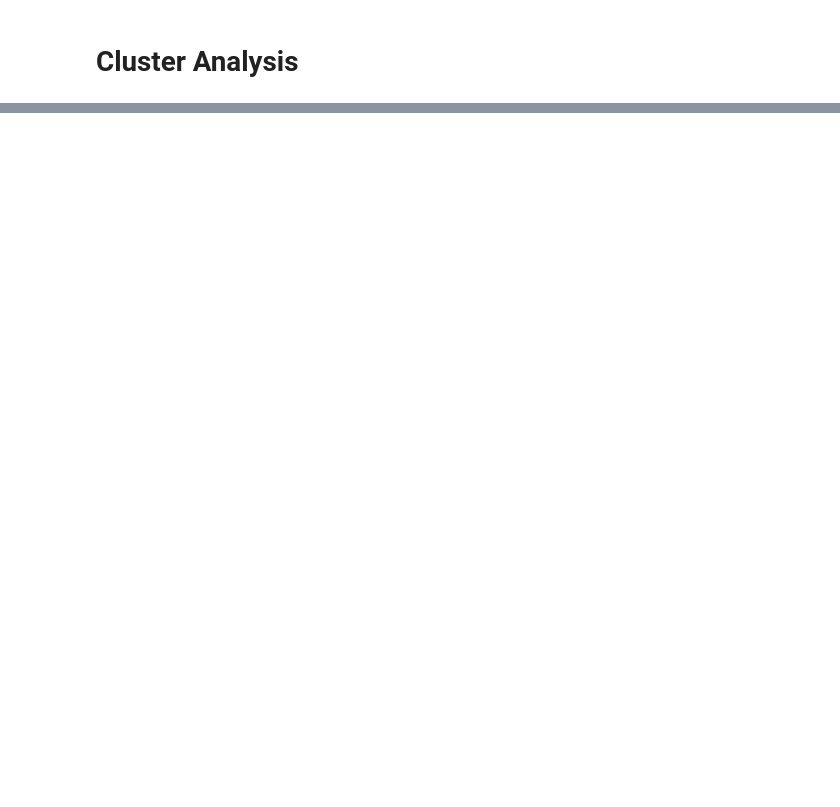
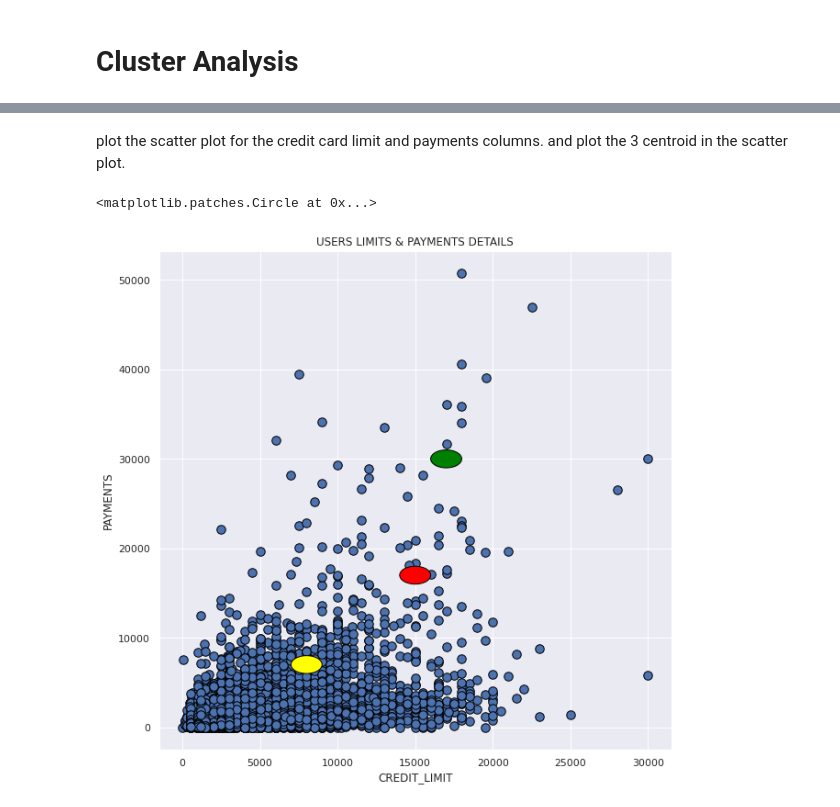
Before and after one commit to Jay3586/Analytical_Computing, a Jupyter notebook: Credit_card_Report.ipynb, the cells around one changed output, grey strips where cells are left out. Drawn from its saved outputs; the diff is of its cells as text; code cells hidden in the pictures; blank space fills up the shorter version.

```diff
--- a/Credit_card_Report.ipynb
+++ b/Credit_card_Report.ipynb
@@ -372,0 +447,19 @@ pd.set_option('display.width', 1000)
+# %% [markdown]
+plot the scatter plot for the credit card  limit and payments columns.
+and plot the 3 centroid in the scatter plot.
+# %%
+fig = plt.figure(figsize=(10,10))
+
+plt.scatter(credit_data.CREDIT_LIMIT, credit_data.PAYMENTS, edgecolor = 'black', s = 90)
+plt.title('USERS LIMITS & PAYMENTS DETAILS')
+plt.xlabel('CREDIT_LIMIT')
+plt.ylabel('PAYMENTS')
+circle1 = plt.Circle(centroid1, radius=1000, edgecolor = 'black', fc='yellow')
+circle2 = plt.Circle(centroid2, radius=1000, edgecolor = 'black', fc='red')
+circle3 = plt.Circle(centroid3, radius=1000, edgecolor = 'black', fc='green')
+plt.gca().add_patch(circle1)
+plt.gca().add_patch(circle2)
+plt.gca().add_patch(circle3)
+# %% [output]
+<matplotlib.patches.Circle at 0x...>
+[figure, added]
```
Also changed, not shown: parts of 141 cells of this notebook.
